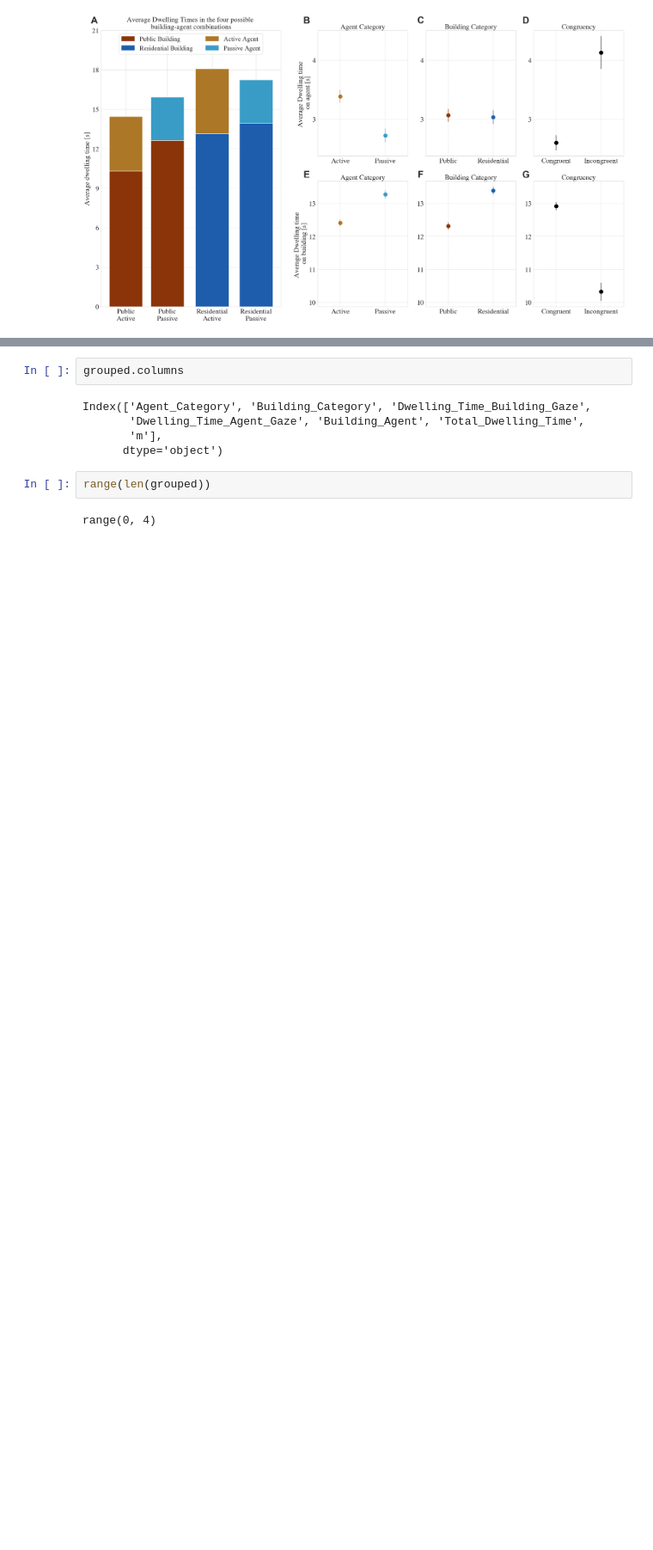
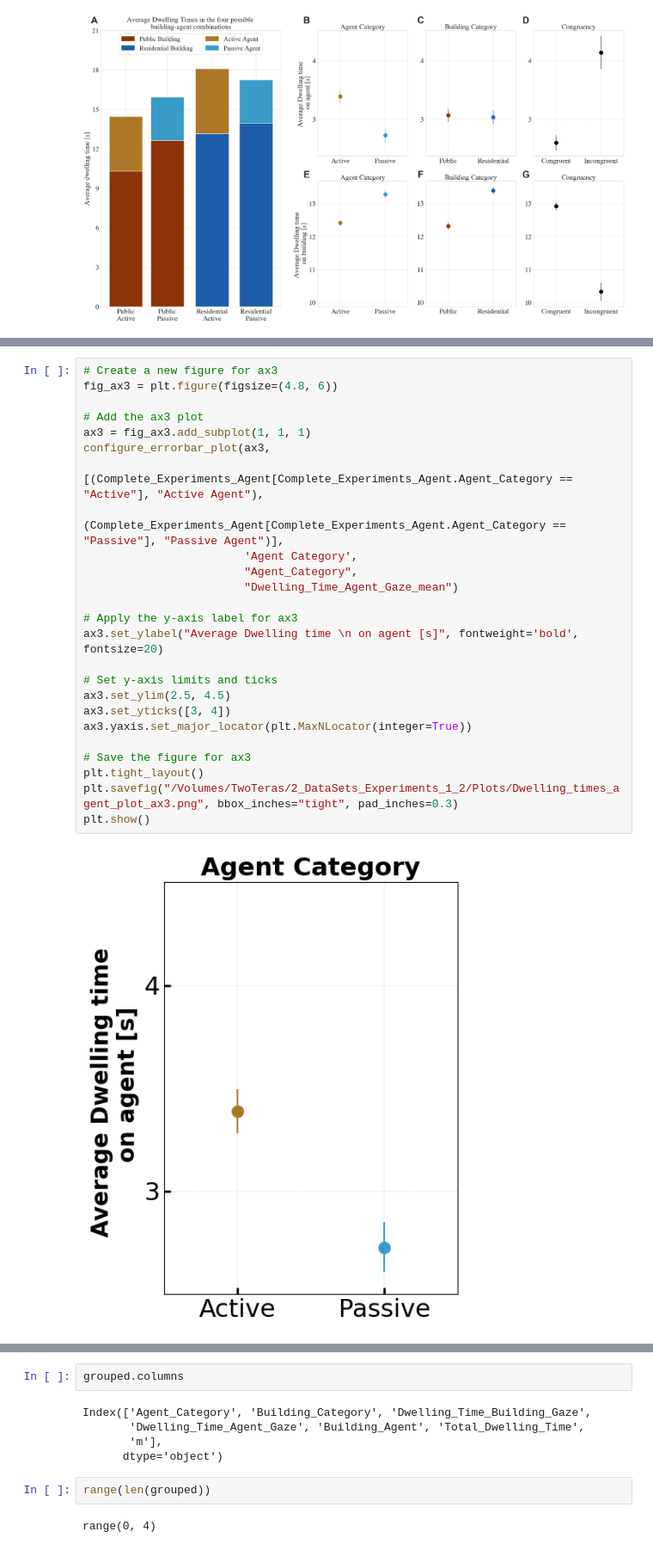
Before and after one commit to tracysanchez/DataAnalysis, a Jupyter notebook: Joining_FinalData/4_Dwelling_times.ipynb, the cells around one changed output, grey strips where cells are left out. Shown at 86% size. Drawn from its saved outputs; the diff is of its cells as text; blank space fills up the shorter version.

```diff
--- a/Joining_FinalData/4_Dwelling_times.ipynb
+++ b/Joining_FinalData/4_Dwelling_times.ipynb
@@ -824,0 +1015,27 @@ plt.show()
+# %%
+# Create a new figure for ax3
+fig_ax3 = plt.figure(figsize=(4.8, 6))
+
+# Add the ax3 plot
+ax3 = fig_ax3.add_subplot(1, 1, 1)
+configure_errorbar_plot(ax3,
+                        [(Complete_Experiments_Agent[Complete_Experiments_Agent.Agent_Category == "Active"], "Active Agent"),
+                         (Complete_Experiments_Agent[Complete_Experiments_Agent.Agent_Category == "Passive"], "Passive Agent")],
+                        'Agent Category',
+                        "Agent_Category",
+                        "Dwelling_Time_Agent_Gaze_mean")
+
+# Apply the y-axis label for ax3
+ax3.set_ylabel("Average Dwelling time \n on agent [s]", fontweight='bold', fontsize=20)
+
+# Set y-axis limits and ticks
+ax3.set_ylim(2.5, 4.5)
+ax3.set_yticks([3, 4])
+ax3.yaxis.set_major_locator(plt.MaxNLocator(integer=True))
+
+# Save the figure for ax3
+plt.tight_layout()
+plt.savefig("/Volumes/TwoTeras/2_DataSets_Experiments_1_2/Plots/Dwelling_times_agent_plot_ax3.png", bbox_inches="tight", pad_inches=0.3)
+plt.show()
+# %% [output]
+[figure, added]
```
Also changed, not shown: parts of 23 cells of this notebook, 2 other files.
